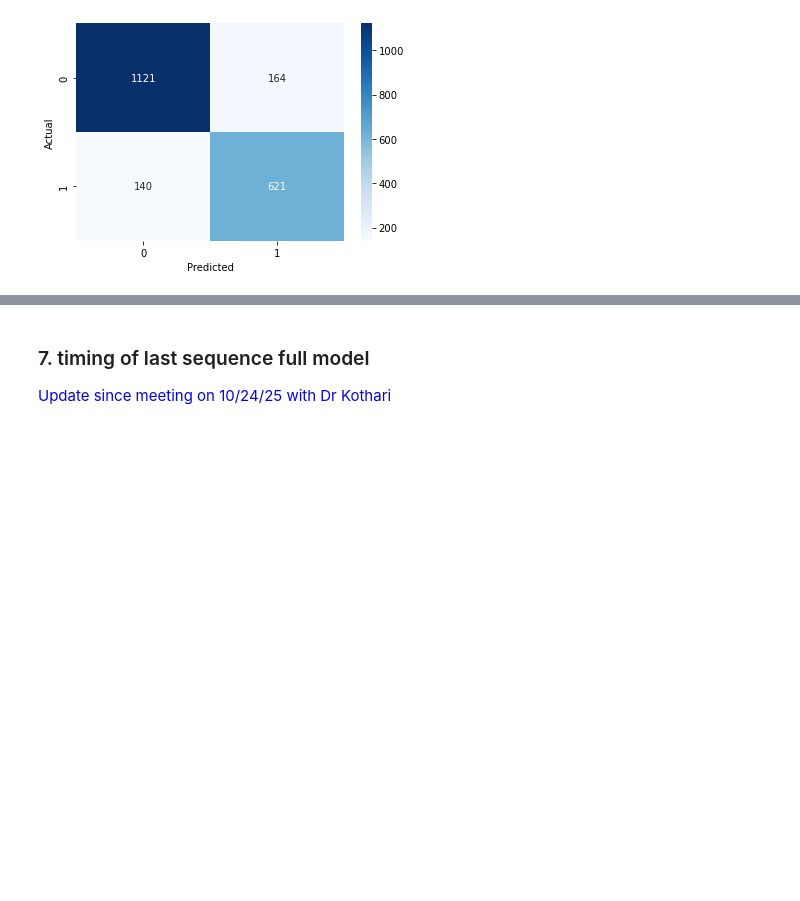
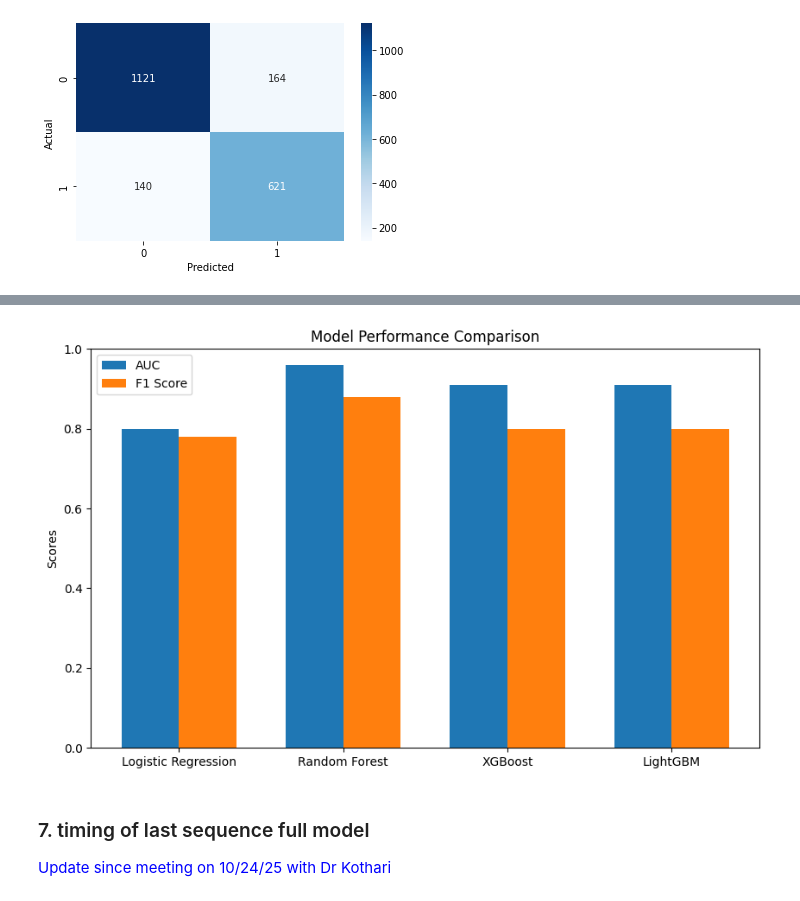
Before and after one commit to yunxingmcw/disease_trajectory_predictive_ML, a Jupyter notebook: Event_sequence_analysis_012826.ipynb, the cells around one changed output, grey strips where cells are left out. Drawn from its saved outputs; the diff is of its cells as text; code cells hidden in the pictures; blank space fills up the shorter version.

```diff
--- a/Event_sequence_analysis_012826.ipynb
+++ b/Event_sequence_analysis_012826.ipynb
@@ -1301,3 +1464,24 @@ Confusion Matrix:
+# %%
+### Create a bar graph to compare the perormance of the 4 models
+model_names = ['Logistic Regression', 'Random Forest', 'XGBoost', 'LightGBM']
+AUCs = [0.80,0.96,0.91,0.91]
+F1_scores=[0.78,0.88,0.80,0.80]
+import matplotlib.pyplot as plt
+import numpy as np
+x = np.arange(len(model_names))  # the label locations
+width = 0.35  # the width of the bars
+fig, ax = plt.subplots(figsize=(10, 6))
+rects1 = ax.bar(x - width/2, AUCs, width, label='AUC')
+rects2 = ax.bar(x + width/2, F1_scores, width, label='F1 Score')
+ax.set_ylabel('Scores')
+ax.set_title('Model Performance Comparison')
+ax.set_xticks(x)
+ax.set_xticklabels(model_names)
+ax.legend()
+plt.ylim(0, 1)
+plt.show()
+# %% [output]
+[figure, added]
 # %% [markdown]
 ### 7. timing of last sequence full model
 <span style="color:blue">Update since meeting on 10/24/25 with Dr Kothari</span>
```
Also changed, not shown: parts of 33 cells of this notebook, 5 other files.
